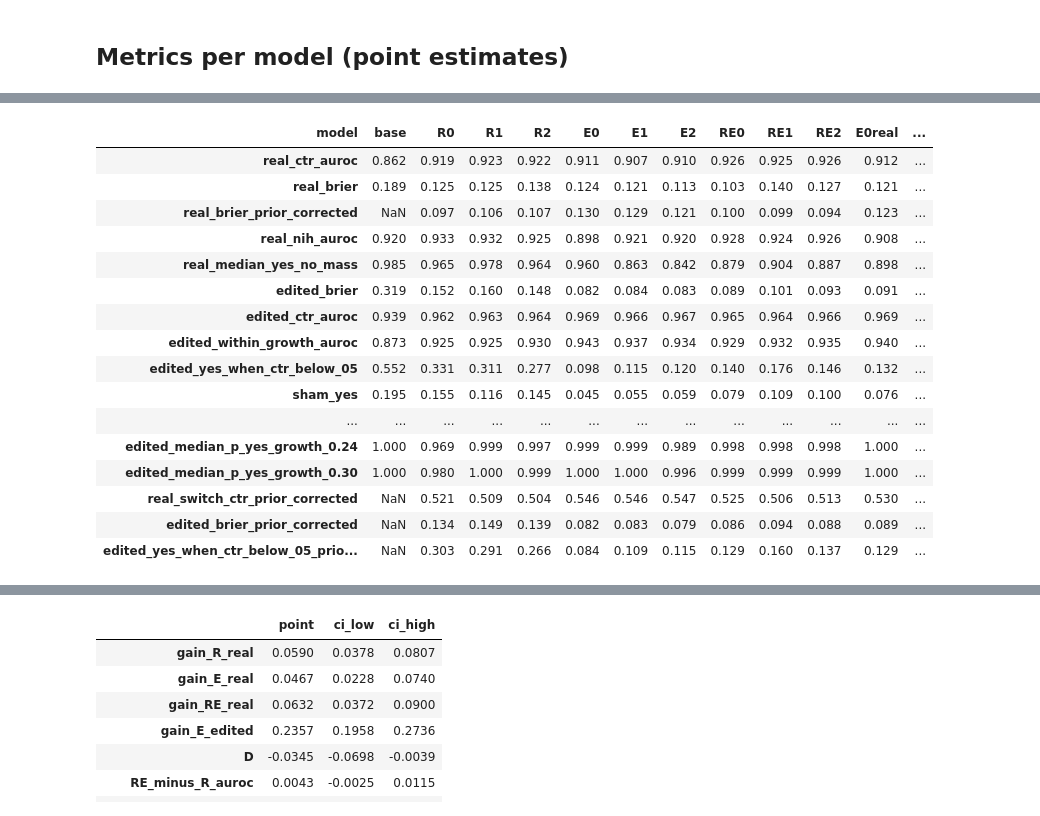
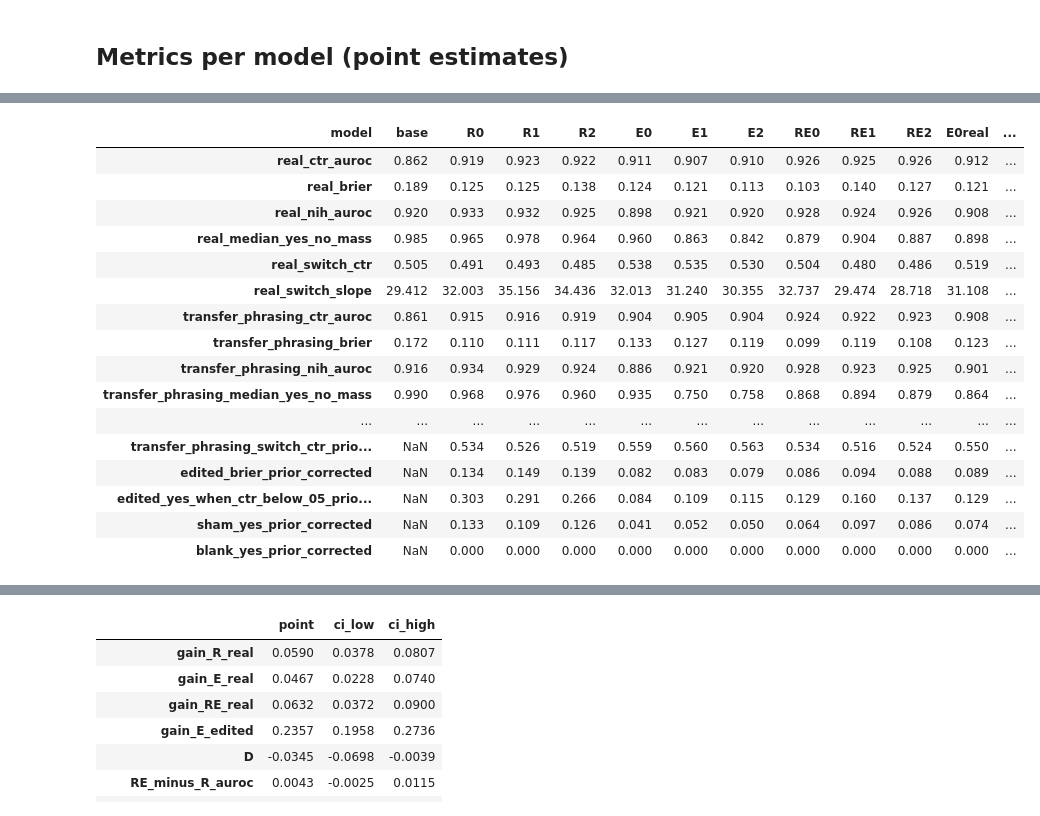
Before and after one commit to m871-akram/cxr-grounding, a Jupyter notebook: notebooks/05_h3_eval.ipynb, the cells around one changed output, grey strips where cells are left out. Cells and saved outputs as stored; diff of their text form; code cells hidden in the pictures.

Commit message:
Before the final run: checkpoint and identity checks, pushed-code hash, full fresh-set metrics, corrected chronology

```diff
--- a/notebooks/05_h3_eval.ipynb
+++ b/notebooks/05_h3_eval.ipynb
@@ -157,42 +159,60 @@ def within_growth(d):
             num, den = num + w * roc_auc_score(g["label"], g["log_odds"]), den + w
     return num / den
 
-def metrics(name):
-    t, eff = tables[name], table(name, "effusion_0")
-    r, e = t.loc[real_idx], t.loc[edit_idx]
-    lab = r[(r["cardiomegaly"] == 1) | (r["no_finding"] == 1)]
-    elab = eff[(eff["kind"] == "real") & eff["ctr"].notna() & ((eff["effusion"] == 1) | (eff["no_finding"] == 1))]  # real films = with a CTR
-    sham, blank = t[t["kind"] == "sham"], t[t["kind"] == "blank"]
-    q1 = table(name, "cardiomegaly_1").loc[real_idx]
-    assert (q1[keys].fillna(-1).values == r[keys].fillna(-1).values).all(), "the two phrasings' rows are not aligned"
-    out = {"model": name, "real_ctr_auroc": roc_auc_score(r["label"], r["log_odds"]),
-           "real_brier": ((r["p_yes"] - r["label"]) ** 2).mean(),
-           "real_brier_prior_corrected": np.nan if name == "base" else ((1 / (1 + np.exp(-(r["log_odds"] + logit(pi_real)))) - r["label"]) ** 2).mean(),
-           "real_nih_auroc": roc_auc_score(lab["cardiomegaly"], lab["log_odds"]),
-           "real_median_yes_no_mass": r["yes_no_mass"].median(),
-           "edited_brier": ((e["p_yes"] - e["label"]) ** 2).mean(), "edited_ctr_auroc": roc_auc_score(e["label"], e["log_odds"]),
-           "edited_within_growth_auroc": within_growth(e), "edited_yes_when_ctr_below_05": (e.loc[e["label"] == 0, "log_odds"] > 0).mean(),
-           "sham_yes": (sham["log_odds"] > 0).mean(),
-           "sham_yes_prior_corrected": np.nan if name == "base" else (sham["log_odds"] + logit(pi_edit) > 0).mean(),
-           "blank_yes": (blank["log_odds"] > 0).mean(),
-           "blank_yes_prior_corrected": np.nan if name == "base" else (blank["log_odds"] + logit(pi_real) > 0).mean(),
-           "effusion_auroc": roc_auc_score(elab["effusion"], elab["log_odds"]),
-           "transfer_phrasing_ctr_auroc": roc_auc_score(q1["label"], q1["log_odds"])}
-    out["real_switch_ctr"], out["real_switch_slope"] = switch(r)
-    if name != "base":  # also with the training prior removed, d + logit(pi): trained arms only (PLAN.md, H3)
-        out["real_switch_ctr_prior_corrected"] = switch(r.assign(p_yes=1 / (1 + np.exp(-(r["log_odds"] + logit(pi_real))))))[0]
+def metrics(name, without_margin=False):
+    """Every planned metric of one model. without_margin=True leaves out the images whose CTR is within
+    0.025 of 0.5 (as in training): "every metric is also reported without them" (PLAN.md, H3)."""
+    t, t1, eff = tables[name], table(name, "cardiomegaly_1"), table(name, "effusion_0")
+    assert (t1[keys].fillna(-1).values == t[keys].fillna(-1).values).all(), "the two phrasings' rows are not aligned"
+    keep = ~t["ctr"].between(0.475, 0.525) if without_margin else pd.Series(True, index=t.index)  # NaN kept
+    r, q1, e = t.loc[real_idx][keep[real_idx]], t1.loc[real_idx][keep[real_idx]], t.loc[edit_idx][keep[edit_idx]]
+    sham, blank = t[(t["kind"] == "sham") & keep], t[t["kind"] == "blank"]
+    elab = eff[(eff["kind"] == "real") & eff["image"].isin(r["image"]) & ((eff["effusion"] == 1) | (eff["no_finding"] == 1))]
+    out = {"model": name}
+    for prefix, d in [("real", r), ("transfer_phrasing", q1)]:  # the real-film metrics, for both phrasings
+        lab = d[(d["cardiomegaly"] == 1) | (d["no_finding"] == 1)]
+        out[f"{prefix}_ctr_auroc"] = roc_auc_score(d["label"], d["log_odds"])
+        out[f"{prefix}_brier"] = ((d["p_yes"] - d["label"]) ** 2).mean()
+        out[f"{prefix}_nih_auroc"] = roc_auc_score(lab["cardiomegaly"], lab["log_odds"])
+        out[f"{prefix}_median_yes_no_mass"] = d["yes_no_mass"].median()
+        out[f"{prefix}_switch_ctr"], out[f"{prefix}_switch_slope"] = switch(d)
+        if name != "base":  # also with the training prior removed, d + logit(pi): trained arms only
+            p = 1 / (1 + np.exp(-(d["log_odds"] + logit(pi_real))))
+            out[f"{prefix}_brier_prior_corrected"] = ((p - d["label"]) ** 2).mean()
+            out[f"{prefix}_switch_ctr_prior_corrected"] = switch(d.assign(p_yes=p))[0]
+    out.update({"edited_brier": ((e["p_yes"] - e["label"]) ** 2).mean(), "edited_ctr_auroc": roc_auc_score(e["label"], e["log_odds"]),
+                "edited_within_growth_auroc": within_growth(e),
+                "edited_yes_when_ctr_below_05": (e.loc[e["label"] == 0, "log_odds"] > 0).mean(),
+                "sham_yes": (sham["log_odds"] > 0).mean(), "blank_yes": (blank["log_odds"] > 0).mean(),
+                "effusion_auroc": roc_auc_score(elab["effusion"], elab["log_odds"])})
+    if name != "base":
         d_edit = e["log_odds"] + logit(pi_edit)
         out["edited_brier_prior_corrected"] = ((1 / (1 + np.exp(-d_edit)) - e["label"]) ** 2).mean()
         out["edited_yes_when_ctr_below_05_prior_corrected"] = (d_edit[e["label"] == 0] > 0).mean()
-    away = (r["ctr"] > 0.525) | (r["ctr"] < 0.475)  # also without the margin examples (as in training)
-    out["real_ctr_auroc_without_margin"] = roc_auc_score(r.loc[away, "label"], r.loc[away, "log_odds"])
+        out["sham_yes_prior_corrected"] = (sham["log_odds"] + logit(pi_edit) > 0).mean()
+        out["blank_yes_prior_corrected"] = (blank["log_odds"] + logit(pi_real) > 0).mean()
     for g, d in e.groupby("growth"):
         out[f"edited_median_p_yes_growth_{g:.2f}"] = d["p_yes"].median()
     return out
 
+arm_of = {"base": "base", **{f"{a}{s}": a for a in ARMS for s in SEEDS}, **{f"E{s}real": "E, best on real val" for s in SEEDS}}
 point = pd.DataFrame([metrics(n) for n in names]).set_index("model")
+point_without_margin = pd.DataFrame([metrics(n, without_margin=True) for n in names]).set_index("model")
+def by_arm(table):
+    """Each arm's metric: the mean over its seeds, with the range of the per-seed values next to it."""
+    out = table.groupby(table.index.map(arm_of), sort=False).agg(["mean", "min", "max"]).T
+    return out.rename_axis(["metric", "stat"])
+
+arms, arms_without_margin = by_arm(point), by_arm(point_without_margin)
+dropped = {k: int(n) for k, n in tables["base"].loc[tables["base"]["ctr"].between(0.475, 0.525), "kind"].value_counts().items()}
+print("images within 0.025 of CTR 0.5, left out of the without-margin tables:", dropped)
 if not DRY_RUN:  # in a dry run the arms are copies of the base: no table goes to results/
     point.to_csv(R / f"h3_metrics_{SET}.csv")
-point.round(3).T
+    point_without_margin.to_csv(R / f"h3_metrics_{SET}_without_margin.csv")
+    arms.to_csv(R / f"h3_arms_{SET}.csv")
+    arms_without_margin.to_csv(R / f"h3_arms_{SET}_without_margin.csv")
+with pd.option_context("display.max_rows", None, "display.max_columns", None):
+    display(point.round(3).T)  # every model
+    display(arms.round(3))  # every arm: mean and range over its seeds
 # %% [output]
 prior correction: pi = 0.210 (real films, also used for blanks), 0.411 (edits and shams); trained arms only
@@ -199,17 +220,17 @@ prior correction: pi = 0.210 (real films, also used for blanks), 0.411 (edits an
 | model | base | R0 | R1 | R2 | E0 | E1 | E2 | RE0 | RE1 | RE2 | E0real | ... |
 | real_ctr_auroc | 0.862 | 0.919 | 0.923 | 0.922 | 0.911 | 0.907 | 0.910 | 0.926 | 0.925 | 0.926 | 0.912 | ... |
 | real_brier | 0.189 | 0.125 | 0.125 | 0.138 | 0.124 | 0.121 | 0.113 | 0.103 | 0.140 | 0.127 | 0.121 | ... |
-| real_brier_prior_corrected | NaN | 0.097 | 0.106 | 0.107 | 0.130 | 0.129 | 0.121 | 0.100 | 0.099 | 0.094 | 0.123 | ... |
 | real_nih_auroc | 0.920 | 0.933 | 0.932 | 0.925 | 0.898 | 0.921 | 0.920 | 0.928 | 0.924 | 0.926 | 0.908 | ... |
 | real_median_yes_no_mass | 0.985 | 0.965 | 0.978 | 0.964 | 0.960 | 0.863 | 0.842 | 0.879 | 0.904 | 0.887 | 0.898 | ... |
-| edited_brier | 0.319 | 0.152 | 0.160 | 0.148 | 0.082 | 0.084 | 0.083 | 0.089 | 0.101 | 0.093 | 0.091 | ... |
-| edited_ctr_auroc | 0.939 | 0.962 | 0.963 | 0.964 | 0.969 | 0.966 | 0.967 | 0.965 | 0.964 | 0.966 | 0.969 | ... |
-| edited_within_growth_auroc | 0.873 | 0.925 | 0.925 | 0.930 | 0.943 | 0.937 | 0.934 | 0.929 | 0.932 | 0.935 | 0.940 | ... |
-| edited_yes_when_ctr_below_05 | 0.552 | 0.331 | 0.311 | 0.277 | 0.098 | 0.115 | 0.120 | 0.140 | 0.176 | 0.146 | 0.132 | ... |
-| sham_yes | 0.195 | 0.155 | 0.116 | 0.145 | 0.045 | 0.055 | 0.059 | 0.079 | 0.109 | 0.100 | 0.076 | ... |
+| real_switch_ctr | 0.505 | 0.491 | 0.493 | 0.485 | 0.538 | 0.535 | 0.530 | 0.504 | 0.480 | 0.486 | 0.519 | ... |
+| real_switch_slope | 29.412 | 32.003 | 35.156 | 34.436 | 32.013 | 31.240 | 30.355 | 32.737 | 29.474 | 28.718 | 31.108 | ... |
+| transfer_phrasing_ctr_auroc | 0.861 | 0.915 | 0.916 | 0.919 | 0.904 | 0.905 | 0.904 | 0.924 | 0.922 | 0.923 | 0.908 | ... |
+| transfer_phrasing_brier | 0.172 | 0.110 | 0.111 | 0.117 | 0.133 | 0.127 | 0.119 | 0.099 | 0.119 | 0.108 | 0.123 | ... |
+| transfer_phrasing_nih_auroc | 0.916 | 0.934 | 0.929 | 0.924 | 0.886 | 0.921 | 0.920 | 0.928 | 0.923 | 0.925 | 0.901 | ... |
+| transfer_phrasing_median_yes_no_mass | 0.990 | 0.968 | 0.976 | 0.960 | 0.935 | 0.750 | 0.758 | 0.868 | 0.894 | 0.879 | 0.864 | ... |
 | ... | ... | ... | ... | ... | ... | ... | ... | ... | ... | ... | ... | ... |
-| edited_median_p_yes_growth_0.24 | 1.000 | 0.969 | 0.999 | 0.997 | 0.999 | 0.999 | 0.989 | 0.998 | 0.998 | 0.998 | 1.000 | ... |
-| edited_median_p_yes_growth_0.30 | 1.000 | 0.980 | 1.000 | 0.999 | 1.000 | 1.000 | 0.996 | 0.999 | 0.999 | 0.999 | 1.000 | ... |
-| real_switch_ctr_prior_corrected | NaN | 0.521 | 0.509 | 0.504 | 0.546 | 0.546 | 0.547 | 0.525 | 0.506 | 0.513 | 0.530 | ... |
+| transfer_phrasing_switch_ctr_prio... | NaN | 0.534 | 0.526 | 0.519 | 0.559 | 0.560 | 0.563 | 0.534 | 0.516 | 0.524 | 0.550 | ... |
 | edited_brier_prior_corrected | NaN | 0.134 | 0.149 | 0.139 | 0.082 | 0.083 | 0.079 | 0.086 | 0.094 | 0.088 | 0.089 | ... |
 | edited_yes_when_ctr_below_05_prio... | NaN | 0.303 | 0.291 | 0.266 | 0.084 | 0.109 | 0.115 | 0.129 | 0.160 | 0.137 | 0.129 | ... |
+| sham_yes_prior_corrected | NaN | 0.133 | 0.109 | 0.126 | 0.041 | 0.052 | 0.050 | 0.064 | 0.097 | 0.086 | 0.074 | ... |
+| blank_yes_prior_corrected | NaN | 0.000 | 0.000 | 0.000 | 0.000 | 0.000 | 0.000 | 0.000 | 0.000 | 0.000 | 0.000 | ... |
```
Also changed, not shown: parts of 9 cells of this notebook, 11 other files.
